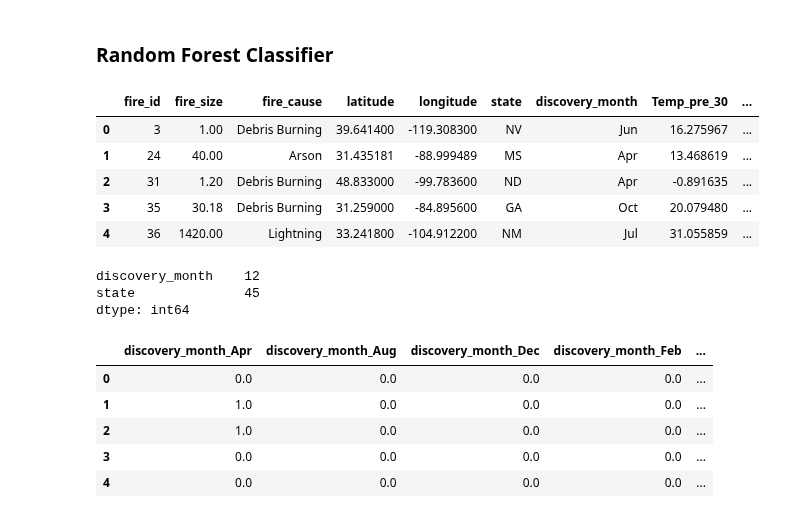
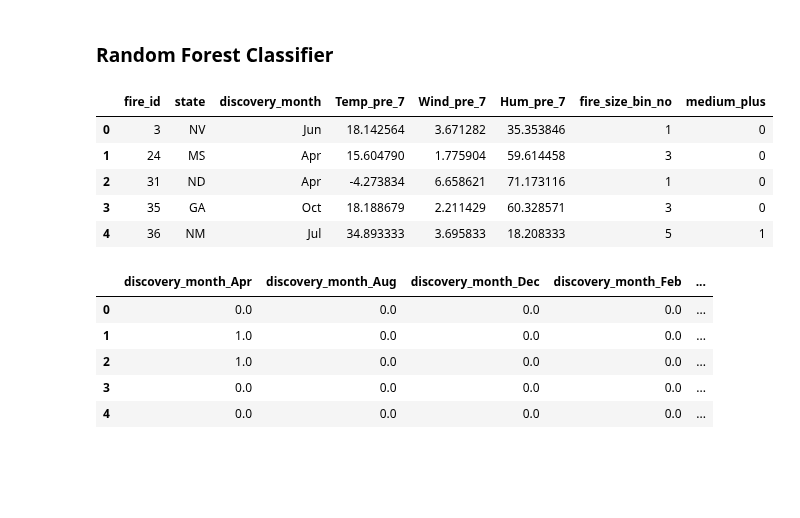
Before and after one commit to goatgirl86/Final_Project_Wildfires, a Jupyter notebook: NN_new_OneHotEncode.ipynb, the cells around one changed output. Drawn from its saved outputs; the diff is of its cells as text; code cells hidden in the pictures; blank space fills up the shorter version.

```diff
--- a/NN_new.ipynb
+++ b/NN_new_OneHotEncode.ipynb
@@ -196,43 +202,38 @@ Loss: 0.0, Accuracy: 0.46453577280044556
 # %%
 import numpy as np
 import pandas as pd
 from sklearn.model_selection import train_test_split
 from sklearn.preprocessing import StandardScaler
 from sklearn.ensemble import RandomForestClassifier
 from sklearn.metrics import accuracy_score
 from sklearn.metrics import balanced_accuracy_score
 from sklearn.preprocessing import OneHotEncoder
 from sklearn.metrics import confusion_matrix
 from imblearn.metrics import classification_report_imbalanced
 from sklearn.metrics import classification_report
 
 from pathlib import Path
 
-
 # Import our input dataset
-data = Path('Resources_k/fire_size_bins_new.csv')
+data = Path('Resources_k/df7_k2.csv')
 df = pd.read_csv(data)
 df.head()
 # %% [output]
-|  | fire_id | fire_size | fire_cause | latitude | longitude | state | discovery_month | Temp_pre_30 | ... |
-| 0 | 3 | 1.00 | Debris Burning | 39.641400 | -119.308300 | NV | Jun | 16.275967 | ... |
-| 1 | 24 | 40.00 | Arson | 31.435181 | -88.999489 | MS | Apr | 13.468619 | ... |
-| 2 | 31 | 1.20 | Debris Burning | 48.833000 | -99.783600 | ND | Apr | -0.891635 | ... |
-| 3 | 35 | 30.18 | Debris Burning | 31.259000 | -84.895600 | GA | Oct | 20.079480 | ... |
-| 4 | 36 | 1420.00 | Lightning | 33.241800 | -104.912200 | NM | Jul | 31.055859 | ... |
+|  | fire_id | state | discovery_month | Temp_pre_7 | Wind_pre_7 | Hum_pre_7 | fire_size_bin_no | medium_plus |
+| 0 | 3 | NV | Jun | 18.142564 | 3.671282 | 35.353846 | 1 | 0 |
+| 1 | 24 | MS | Apr | 15.604790 | 1.775904 | 59.614458 | 3 | 0 |
+| 2 | 31 | ND | Apr | -4.273834 | 6.658621 | 71.173116 | 1 | 0 |
+| 3 | 35 | GA | Oct | 18.188679 | 2.211429 | 60.328571 | 3 | 0 |
+| 4 | 36 | NM | Jul | 34.893333 | 3.695833 | 18.208333 | 5 | 1 |
 # %%
-df=df.drop(columns=["fire_id", "fire_size", "latitude", "longitude", "fire_size_bin", "year", "fire_cause", "putout_time"])
+df=df.drop(columns=["fire_id", 'fire_size_bin_no'])
 
 # Generate our categorical variable list
 #cat = df.dtypes[df.dtypes == "object"].index.tolist()
 cat=['discovery_month', 'state']
 
 # Check the number of unique values in each column
-df[cat].nunique()
+#df[cat].nunique()
-# %% [output]
-discovery_month    12
-state              45
-dtype: int64
 # %%
 # Create a OneHotEncoder instance
 enc = OneHotEncoder(sparse=False)
```
Also changed, not shown: parts of 62 cells of this notebook, 7 other files.
